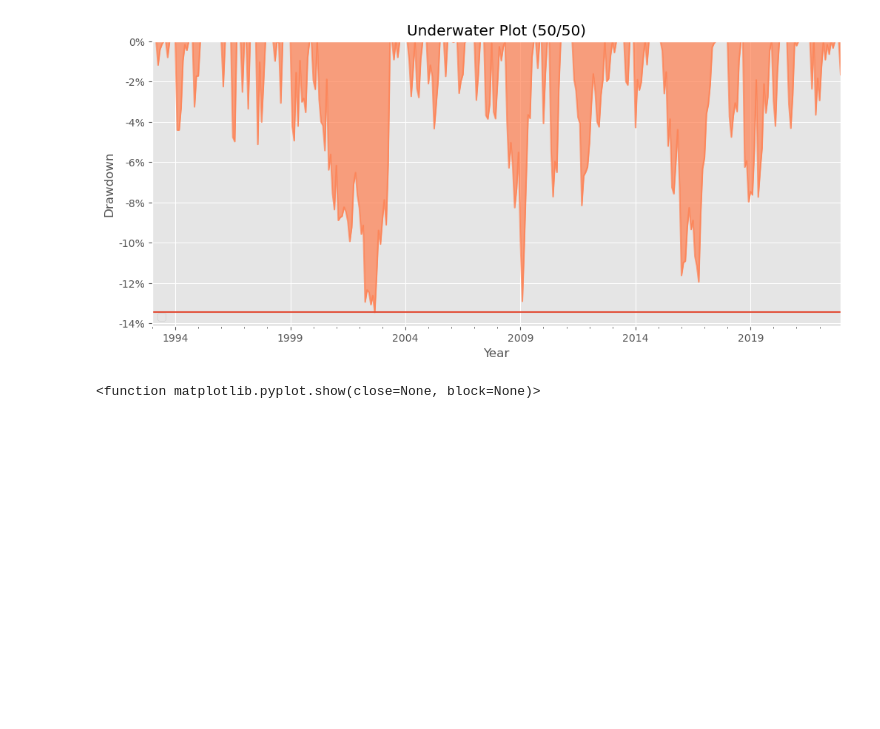
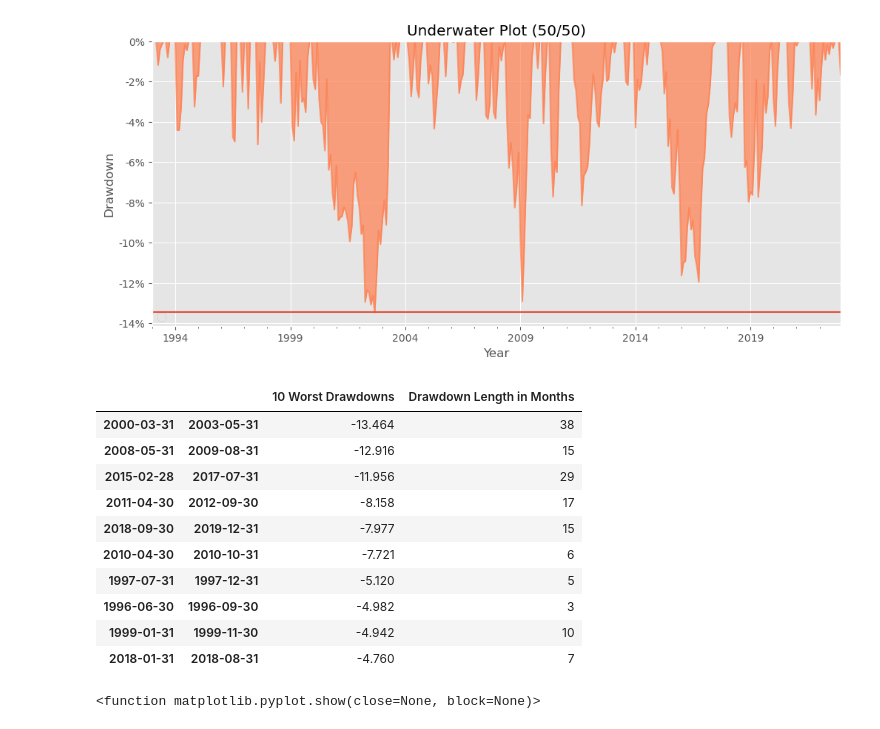
Before and after one commit to MalekAlkshaik/Trend-Following-Time-Series-Momentum, a Jupyter notebook: Time Series Momentum GitHub.ipynb, the cells around one changed output. Cells and saved outputs as stored; diff of their text form; code cells hidden in the pictures; blank space fills up the shorter version.

```diff
--- a/Time Series Momentum GitHub.ipynb
+++ b/Time Series Momentum GitHub.ipynb
@@ -227,6 +242,20 @@ mf.plotdrawdown(FiftyFifty)
 # %% [output]
 Max Drawdown: -13.5%
 [figure]
+# %%
+mf.drawdowns(FiftyFifty,10)
+# %% [output]
+|  |  | 10 Worst Drawdowns | Drawdown Length in Months |
+| 2000-03-31 | 2003-05-31 | -13.464 | 38 |
+| 2008-05-31 | 2009-08-31 | -12.916 | 15 |
+| 2015-02-28 | 2017-07-31 | -11.956 | 29 |
+| 2011-04-30 | 2012-09-30 | -8.158 | 17 |
+| 2018-09-30 | 2019-12-31 | -7.977 | 15 |
+| 2010-04-30 | 2010-10-31 | -7.721 | 6 |
+| 1997-07-31 | 1997-12-31 | -5.120 | 5 |
+| 1996-06-30 | 1996-09-30 | -4.982 | 3 |
+| 1999-01-31 | 1999-11-30 | -4.942 | 10 |
+| 2018-01-31 | 2018-08-31 | -4.760 | 7 |
 # %%
 # Normalising strategy volatility to 20%
 for i in Combined.columns:
```
Also changed, not shown: parts of 5 cells of this notebook.
